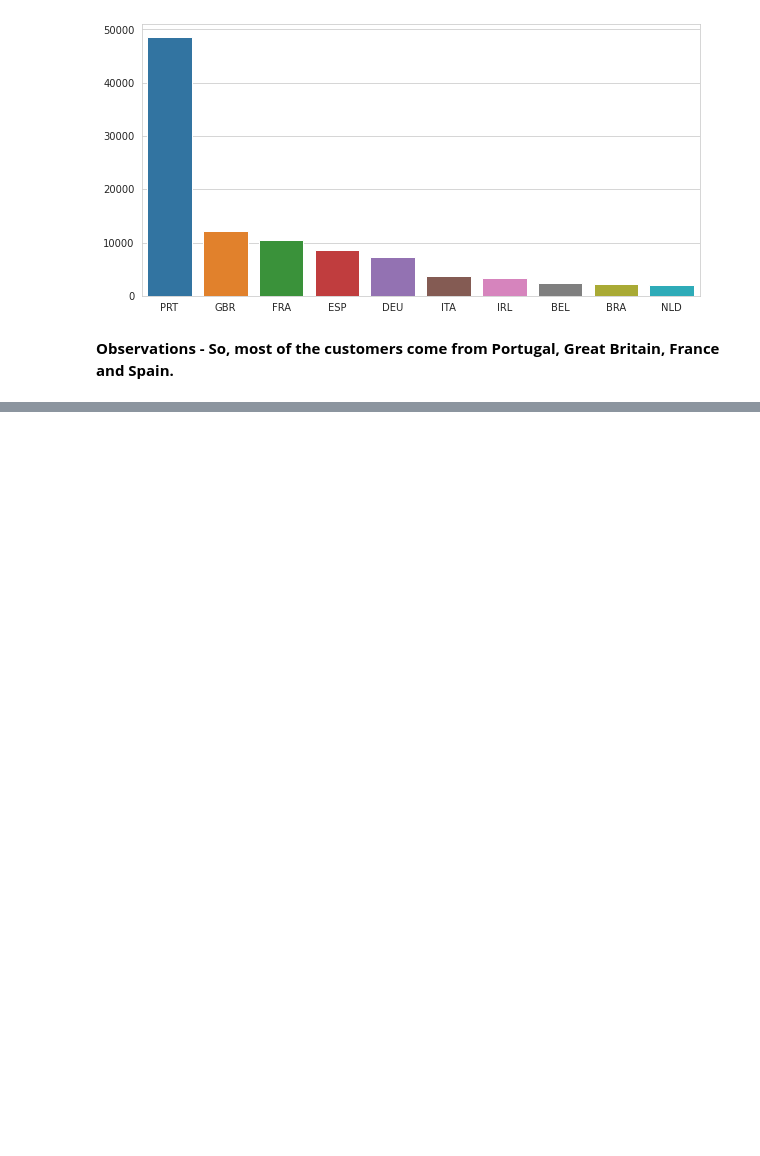
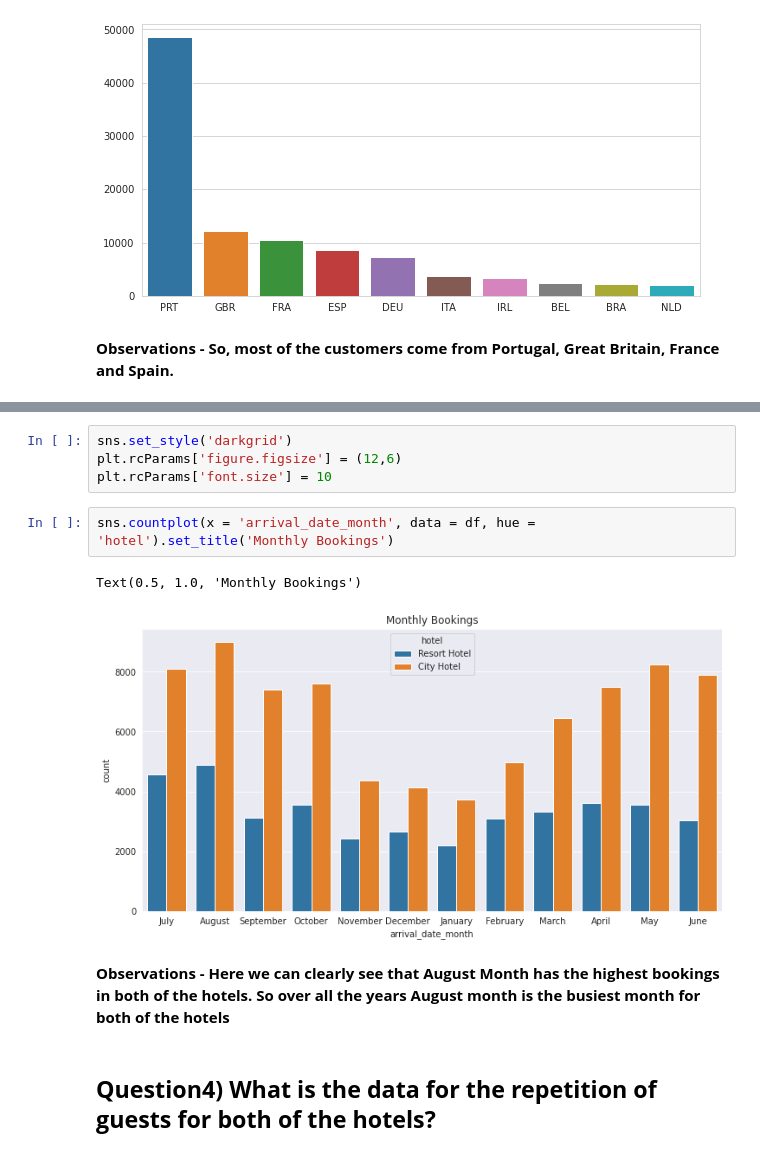
Before and after one commit to Jatingpt/Hotel-Booking-Analysis, a Jupyter notebook: Hotel_Booking_Analysis_Capstone_Project.ipynb, the cells around one changed output, grey strips where cells are left out. Drawn from its saved outputs; the diff is of its cells as text; blank space fills up the shorter version.

```diff
--- a/Hotel_Booking_Analysis_Capstone_Project.ipynb
+++ b/Hotel_Booking_Analysis_Capstone_Project.ipynb
@@ -339,0 +464,13 @@ sns.barplot (y= list(df.country.value_counts().head (10)), x= list(df.country.va
+# %%
+sns.set_style('darkgrid')
+plt.rcParams['figure.figsize'] = (12,6)
+plt.rcParams['font.size'] = 10
+# %%
+sns.countplot(x = 'arrival_date_month', data = df, hue = 'hotel').set_title('Monthly Bookings')
+# %% [output]
+Text(0.5, 1.0, 'Monthly Bookings')
+[figure, added]
+# %% [markdown]
+**Observations - Here we can clearly see that August Month has the highest bookings in both of the hotels. So over all the years August month is the busiest month for both of the hotels**
+# %% [markdown]
+## **Question4) What is the data for the repetition of guests for both of the hotels?**
```
Also changed, not shown: parts of 35 cells of this notebook.
